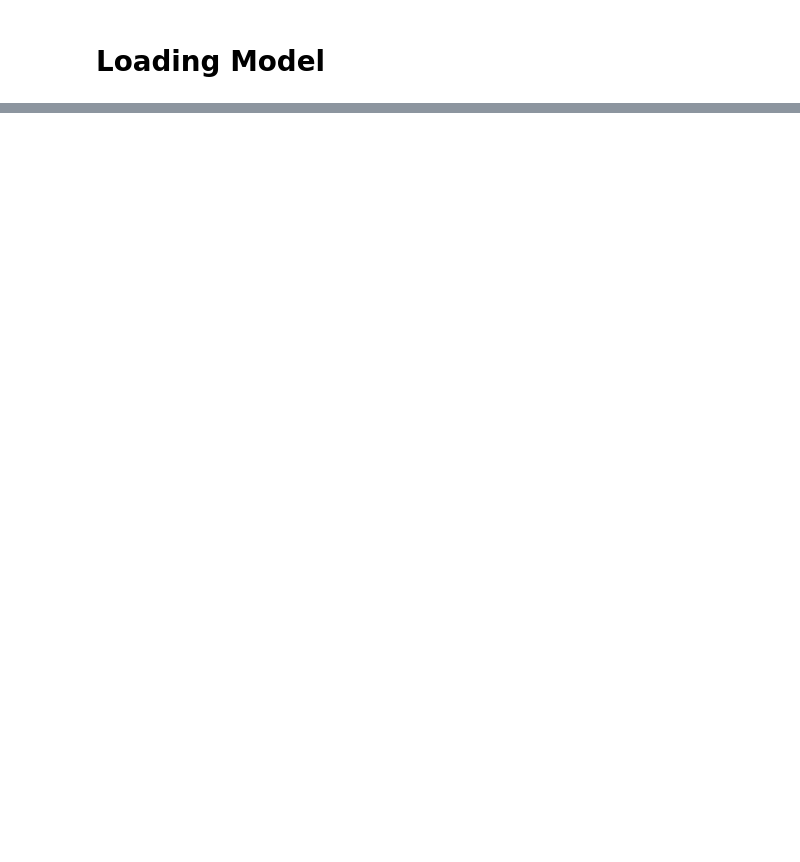
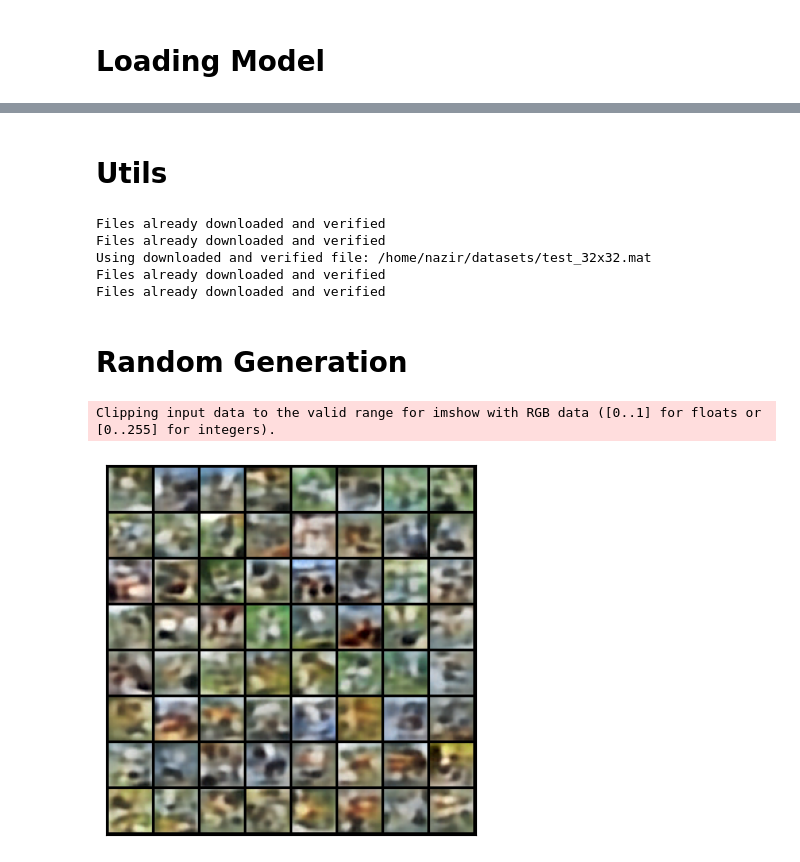
Before and after one commit to NazirNayal8/PyTorch-VAE, a Jupyter notebook: notebooks/proxy_ood.ipynb, the cells around one changed output, grey strips where cells are left out. Cells and saved outputs as stored; diff of their text form; code cells hidden in the pictures; blank space fills up the shorter version.

```diff
--- a/notebooks/proxy_ood.ipynb
+++ b/notebooks/proxy_ood.ipynb
@@ -50,0 +42,60 @@ VAEXperiment(
+# %% [markdown]
+# Utils
+# %%
+def decode_indices(vq_vae, encoding_indices, device, input_shape):
+
+    encoding_indices = torch.from_numpy(encoding_indices).unsqueeze(1).to(device)
+
+    with torch.no_grad():
+    # A one hot representation of indices
+        encodings = torch.zeros(
+            encoding_indices.shape[0], vq_vae.vq._num_embeddings, device=device)  # [BHW, K]
+        encodings.scatter_(1, encoding_indices, 1)
+        # print(encodings.shape)
+
+        # Quantize and unflatten
+        quantized = torch.matmul(
+            encodings, vq_vae.vq._embedding.weight).view(input_shape)  # [BHW, K] x [K, C] -> [BHW, C] -> [B, H, W, C]
+
+        recon = vq_vae.decode(quantized.permute(0, 3, 1, 2).contiguous())
+
+    return recon.cpu()
+
+def get_codebook_indices(vq_vae, x, device="cuda"):
+    with torch.no_grad():
+        codebook_outputs = vq_vae.vq(vq_vae.pre_vq_conv(vq_vae.encoder(x.unsqueeze(0).to(device))))
+    encoding_indices = codebook_outputs.encoding_indices.squeeze().cpu().numpy()
+    return encoding_indices
+
+def apply_random_shuffle(x, num_tokens, shuffle_len):
+
+    start = np.random.choice(np.arange(num_tokens - shuffle_len))
+    end = start + shuffle_len
+    np.random.shuffle(x[start:end])
+
+    return x
+# %%
+DATASETS = get_datasets(hparams.DATA.ROOT)
+# %% [output]
+Files already downloaded and verified
+Files already downloaded and verified
+Using downloaded and verified file: /home/nazir/datasets/test_32x32.mat
+Files already downloaded and verified
+Files already downloaded and verified
+# %% [markdown]
+# Random Generation
+# %%
+# generage 8x8 grid of images for random indices decoded, group the images using torchvision make_grid
+
+images = []
+for i in range(8 * 8):
+    indices = np.random.randint(0, hparams.MODEL.NUM_EMBEDDINGS, size=num_tokens_w*num_tokens_h)
+    recon = decode_indices(model.model, indices, "cuda", (1, num_tokens_h, num_tokens_w, hparams.MODEL.EMBEDDING_DIM))
+    images.append(recon.squeeze() + 0.5)
+
+grid = make_grid(images, nrow=8)
+# %%
+show_image(grid)
+# %% [output]
+Clipping input data to the valid range for imshow with RGB data ([0..1] for floats or [0..255] for integers).
+[figure, added]
```
Also changed, not shown: parts of 22 cells of this notebook, 14 other files.
